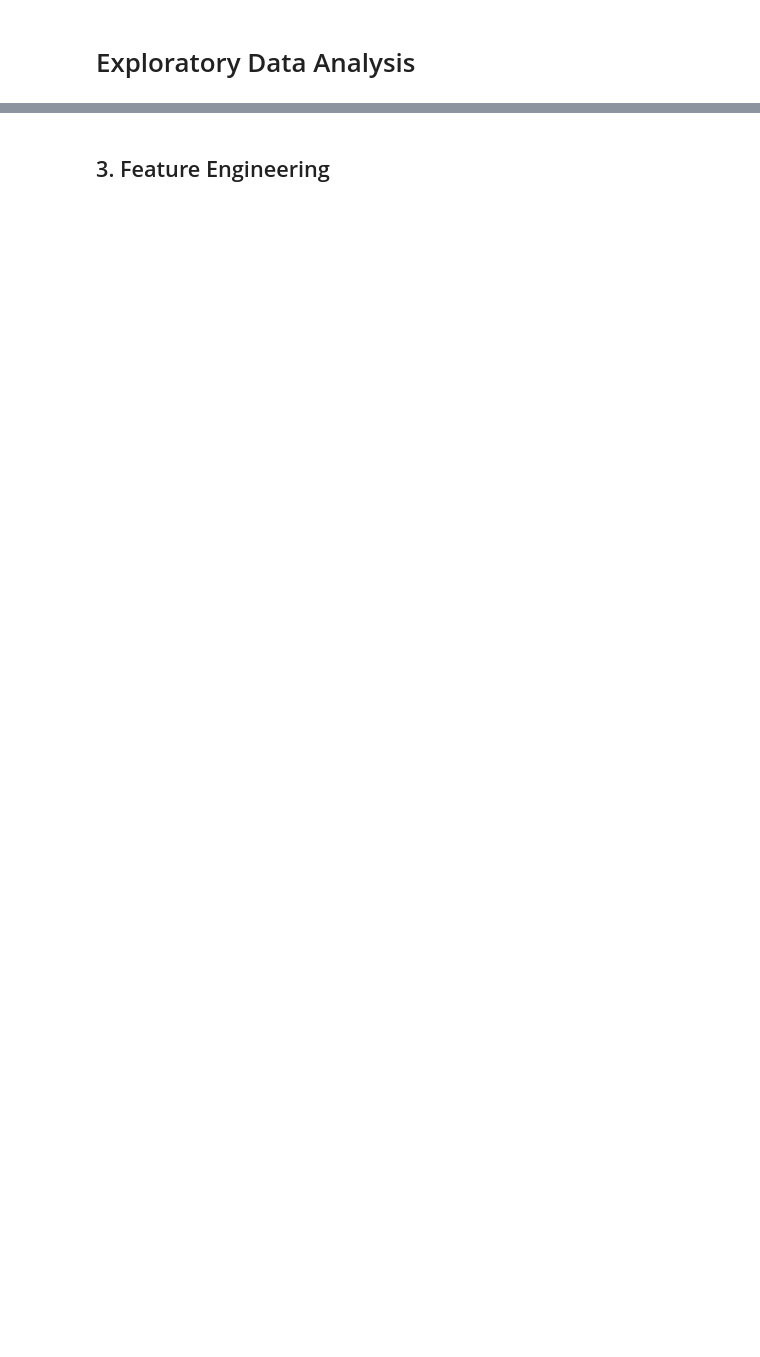
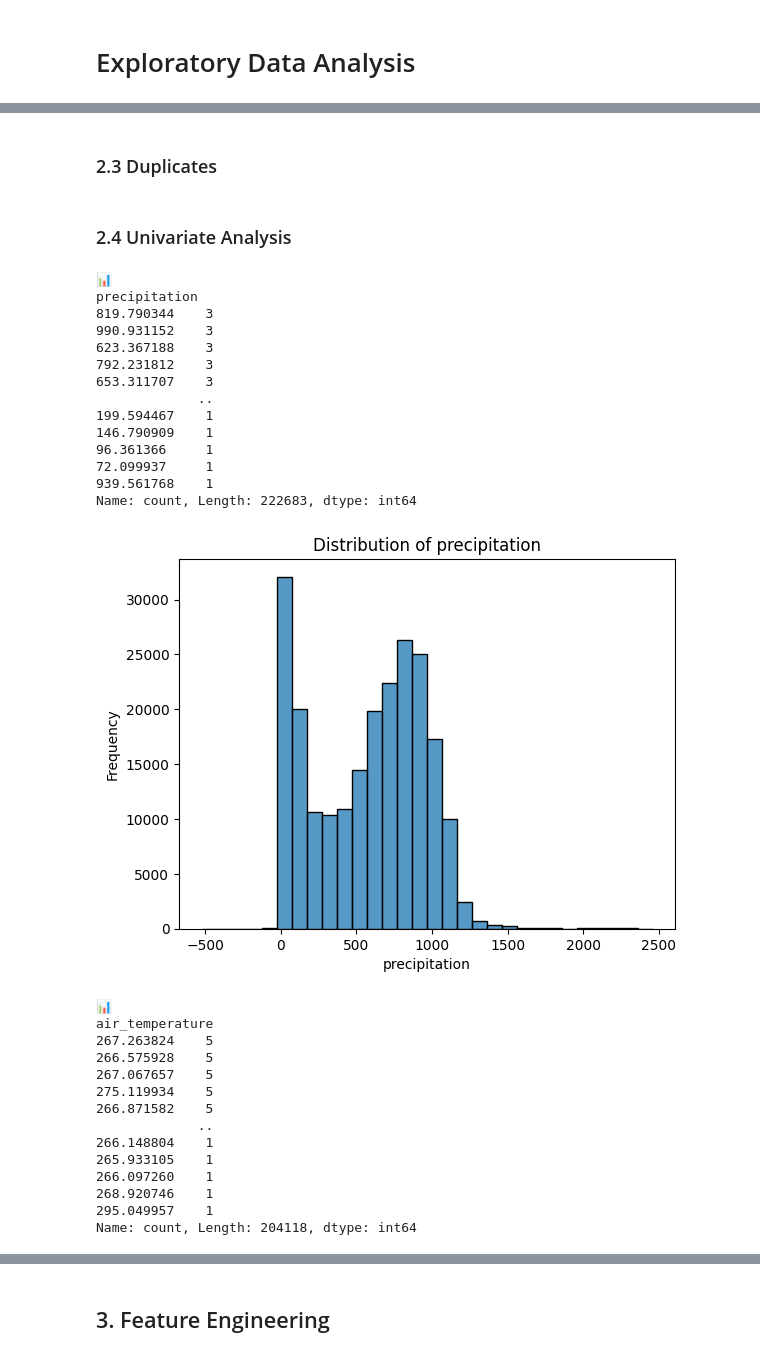
Before and after one commit to sam-mata/BSc-Hons, a Jupyter notebook: EDA.ipynb, the cells around one changed output, grey strips where cells are left out. Saved outputs shown, nothing was run; the diff lists cells and outputs as text; code cells hidden in the pictures; blank space fills up the shorter version.

```diff
--- a/EDA.ipynb
+++ b/EDA.ipynb
@@ -127,0 +88,37 @@ sns.heatmap(df.corr())
+# %% [markdown]
+### 2.3 Duplicates
+# %% [markdown]
+### 2.4 Univariate Analysis
+# %%
+for column in boundary_conditions:
+    plot_histogram(df, column)
+# %% [output]
+📊
+precipitation
+819.790344    3
+990.931152    3
+623.367188    3
+792.231812    3
+653.311707    3
+             ..
+199.594467    1
+146.790909    1
+96.361366     1
+72.099937     1
+939.561768    1
+Name: count, Length: 222683, dtype: int64
+[figure, added]
+📊
+air_temperature
+267.263824    5
+266.575928    5
+267.067657    5
+275.119934    5
+266.871582    5
+             ..
+266.148804    1
+265.933105    1
+266.097260    1
+268.920746    1
+295.049957    1
+Name: count, Length: 204118, dtype: int64
```
Also changed, not shown: parts of 42 cells of this notebook, 11 other files.
